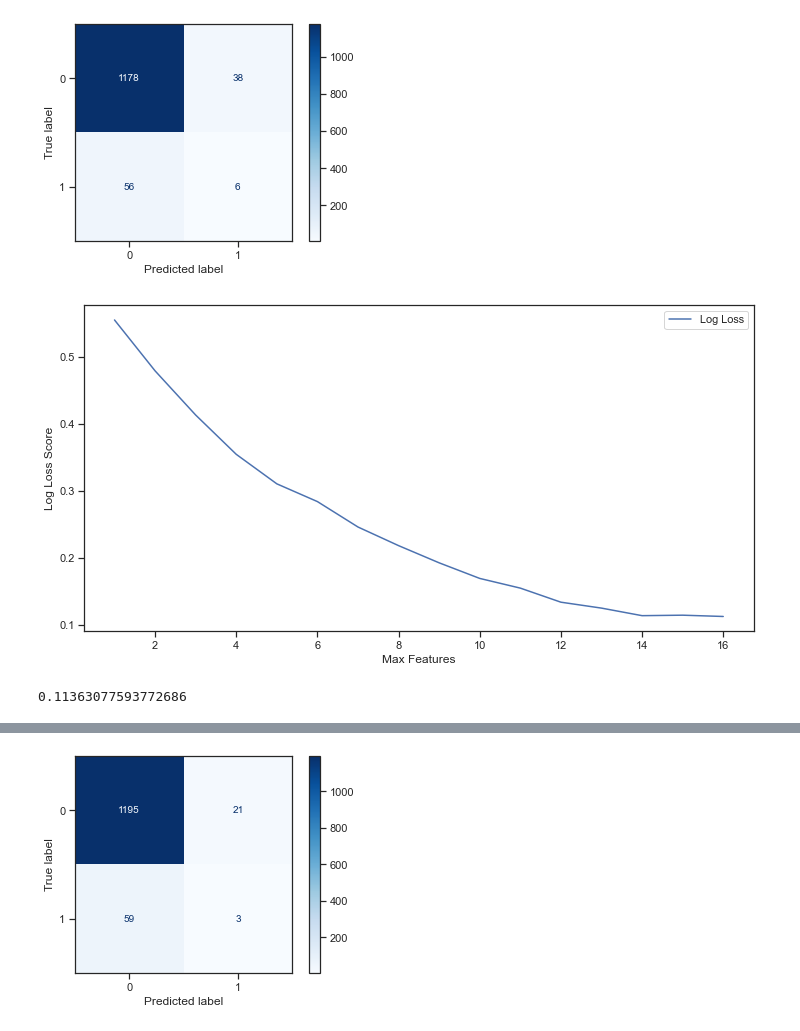
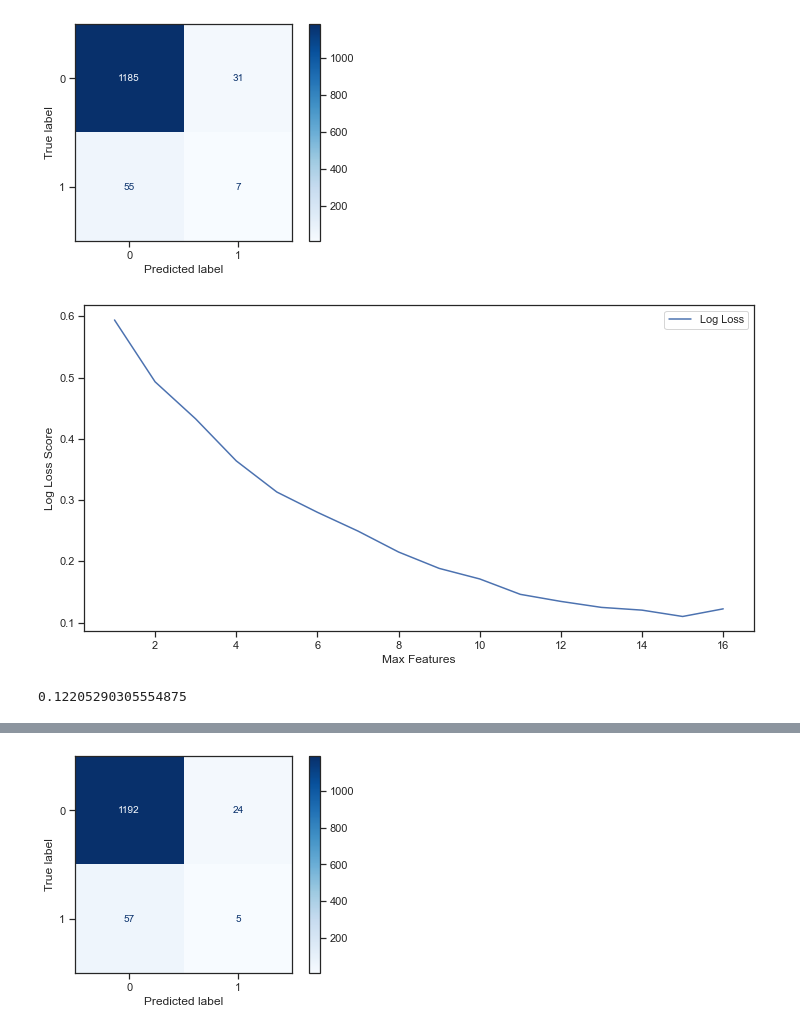
Before and after one commit to VolhaP87/Stroke_Prediction_Analysis, a Jupyter notebook: Stroke_prediction1.ipynb, the cells around one changed output, grey strips where cells are left out. Saved outputs shown, nothing was run; the diff lists cells and outputs as text; code cells hidden in the pictures.

```diff
--- a/Stroke_prediction1.ipynb
+++ b/Stroke_prediction1.ipynb
@@ -347,11 +347,11 @@ grid_search.best_params_
 # %%
-logreg_best_model = LogisticRegression(random_state=42,
-                                       penalty='l1',
+logreg_tuned_model = LogisticRegression(random_state=42,
+                                       penalty='l2',
                                        solver='liblinear')
-logreg_best_neg_log_loss_cv = -cross_val_score(
-    logreg_best_model,
+logreg_tuned_neg_log_loss_cv = -cross_val_score(
+    logreg_tuned_model,
     X_train_resampled,
     y_train_resampled,
     scoring='neg_log_loss')
-logreg_best_neg_log_loss_cv.mean()
+logreg_tuned_neg_log_loss_cv.mean()
 # %% [output]
@@ -359,6 +359,6 @@ logreg_best_neg_log_loss_cv.mean()
 # %%
-logreg_best_model.fit(X_train_resampled, y_train_resampled)
-preds = logreg_best_model.predict(X_test)
-print("Logistic Regression Best Model:")
+logreg_tuned_model.fit(X_train_resampled, y_train_resampled)
+preds = logreg_tuned_model.predict(X_test)
+print("Logistic Regression Tuned Model:")
 print_metrics(y_test, preds)
 # %% [output]
@@ -527,9 +527,9 @@ plt.show()
 dt_first_model = DecisionTreeClassifier(
     random_state=42,
     max_depth=5,
-    min_samples_split=13,
+    min_samples_split=16,
     min_samples_leaf=10,
-    max_features=14)
+    max_features=7)
 dt_first_neg_log_loss_cv = -cross_val_score(
     dt_first_model,
     X_train_resampled,
@@ -566,7 +566,7 @@ Best Models so Far:
 | DT Baseline Model | 0.181    | 0.900    | 0.116     | 0.161  | 0.135    |
 # %%
 from sklearn.ensemble import BaggingClassifier
-bagged_tree_baseline = BaggingClassifier(DecisionTreeClassifier(random_state=42), n_estimators=100)
+bagged_tree_baseline = BaggingClassifier(DecisionTreeClassifier(random_state=42), n_estimators=75)
 bagged_tree_baseline_neg_log_loss_cv = -cross_val_score(
     bagged_tree_baseline,
     X_train_resampled,
@@ -593,30 +593,30 @@ plot_confusion_matrix(bagged_tree_baseline, X_test, y_test, cmap = plt.cm.Blues)
 # %%
 max_features = list(range(1, X_train_resampled.shape[1]))
 log_loss_results = []
 for max_feature in max_features:
     bagged_best = BaggingClassifier(DecisionTreeClassifier(random_state=42),
-                                    n_estimators=100,
+                                    n_estimators=75,
                                     max_features=max_feature)
     bagged_best.fit(X_train_resampled, y_train_resampled)
     y_pred = dt.predict(X_test)
     bagged_log_loss = cross_val_score(
         bagged_best,
         X_train_resampled,
         y_train_resampled,
         scoring='neg_log_loss')
     baggedlog_loss = -(bagged_log_loss.mean())
     log_loss_results.append(baggedlog_loss)
 
 plt.figure(figsize=(12,6))
 plt.plot(max_features, log_loss_results, label='Log Loss')
 plt.ylabel('Log Loss Score')
 plt.xlabel("Max Features")
 plt.legend()
 plt.show()
 # %% [output]
-[figure, old version]
+[figure, new version]
 # %%
-bagged_tree_tuned = BaggingClassifier(DecisionTreeClassifier(random_state=42), n_estimators=100, max_features=14)
+bagged_tree_tuned = BaggingClassifier(DecisionTreeClassifier(random_state=42), n_estimators=75, max_features=15)
 bagged_tree_tuned_neg_log_loss_cv = -cross_val_score(
     bagged_tree_tuned,
     X_train_resampled,
@@ -624,7 +624,7 @@ bagged_tree_tuned_neg_log_loss_cv = -cross_val_score(
     scoring='neg_log_loss')
 bagged_tree_tuned_neg_log_loss_cv.mean()
 # %% [output]
-0.11363077593772686
+0.12205290305554875
 # %%
 bagged_tree_tuned.fit(X_train_resampled, y_train_resampled)
 preds = bagged_tree_tuned.predict(X_test)
```
Also changed, not shown: parts of 48 cells of this notebook.
